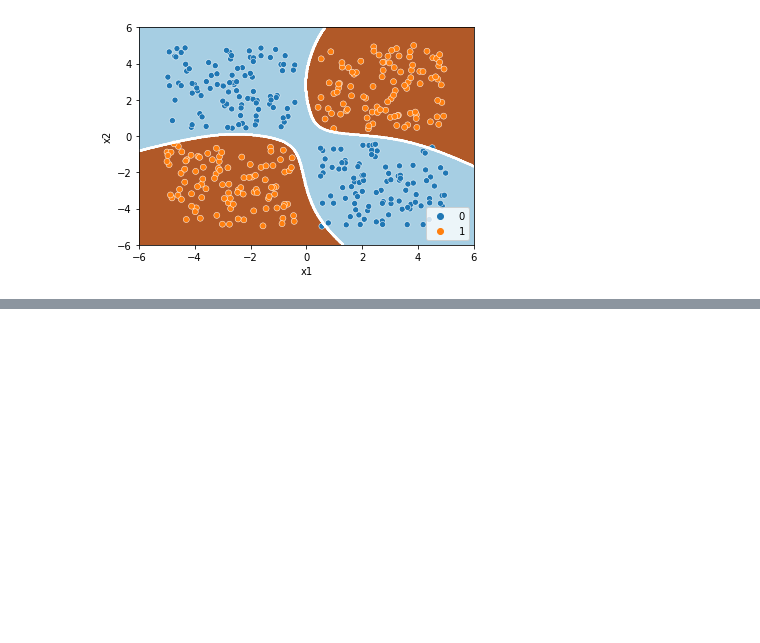
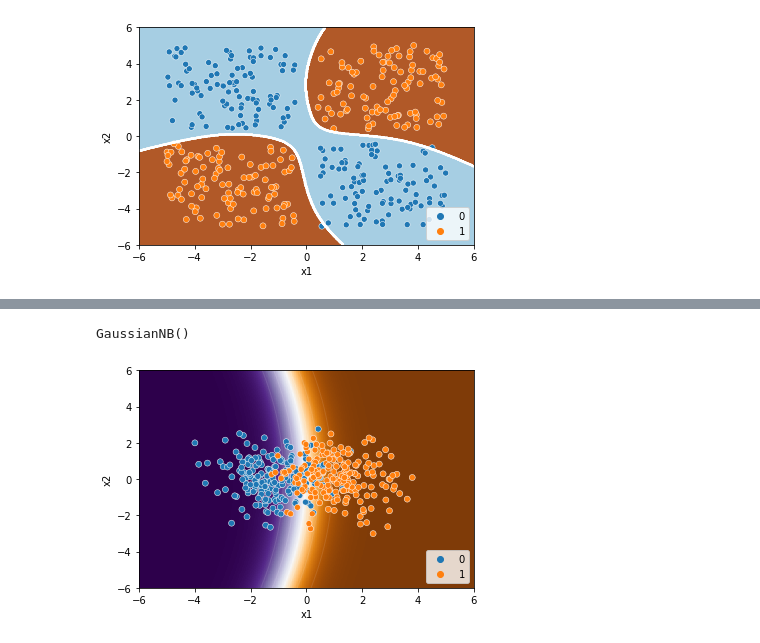
Before and after one commit to tauseef09/ML-Algorithm-Visualizer, a Jupyter notebook: Training and Plotting Boundaries.ipynb, the cells around one changed output, grey strips where cells are left out. Saved outputs shown, nothing was run; the diff lists cells and outputs as text; code cells hidden in the pictures; blank space fills up the shorter version.

```diff
--- a/Training and Plotting Boundaries.ipynb
+++ b/Training and Plotting Boundaries.ipynb
@@ -421,0 +427,4 @@ plt.show()
+# %%
+df = pd.read_csv("classification_naive_bayes_bernoulli_independent.csv")
+df.loc[ df["y"] == -1, "y"] = 0
+df.head()
@@ -421,0 +438,34 @@ plt.show()
+# %%
+feature_cols = ['x1', 'x2']
+X = df[feature_cols].to_numpy()
+y = df['y'].to_numpy()
+clf = GaussianNB()
+clf.fit(X, y)
+# %% [output]
+GaussianNB()
+# %%
+xmin,xmax = -6, 6
+ymin,ymax = -6, 6
+xx, yy = np.meshgrid(np.linspace(-6, 6, 500), np.linspace(-6, 6, 500))
+Z = clf.predict_proba(np.c_[xx.ravel(), yy.ravel()])
+Z = Z[:, 1].reshape(xx.shape)
+
+
+plt.imshow(
+    Z,
+    interpolation="nearest",
+    extent=(xx.min(), xx.max(), yy.min(), yy.max()),
+    aspect="auto",
+    origin="lower",
+    cmap=plt.cm.PuOr_r
+)
+
+
+contours = plt.contour(xx, yy, Z, linewidths=1, colors="white",alpha=0.1)
+plt.xlim(xmin, xmax)
+plt.ylim(ymin, ymax)
+sns.scatterplot(x="x1", y="x2", hue="y", data=df)
+plt.legend(loc='lower right')
+plt.show()
+# %% [output]
+[figure, added]
```
Also changed, not shown: parts of 10 cells of this notebook, 1 other file.
